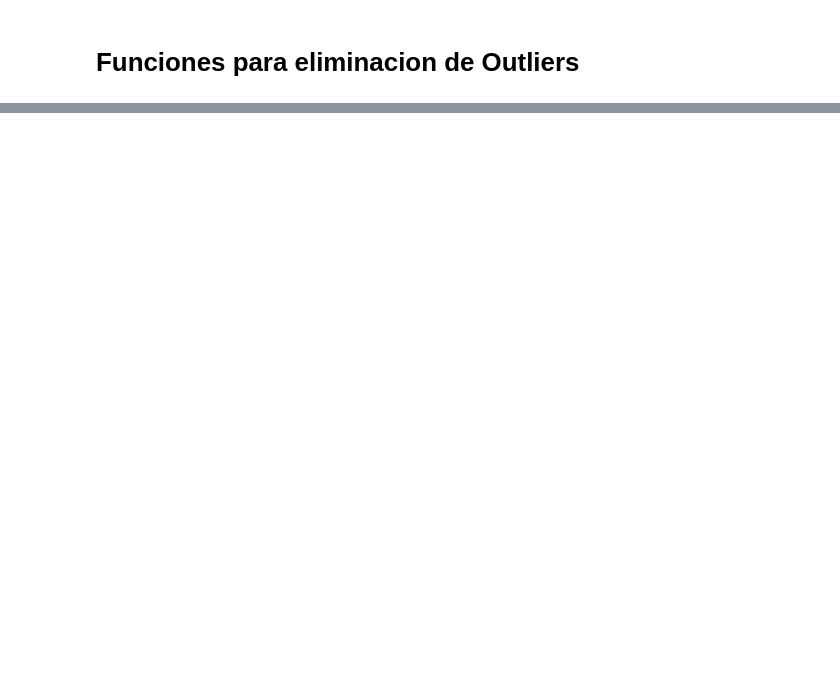
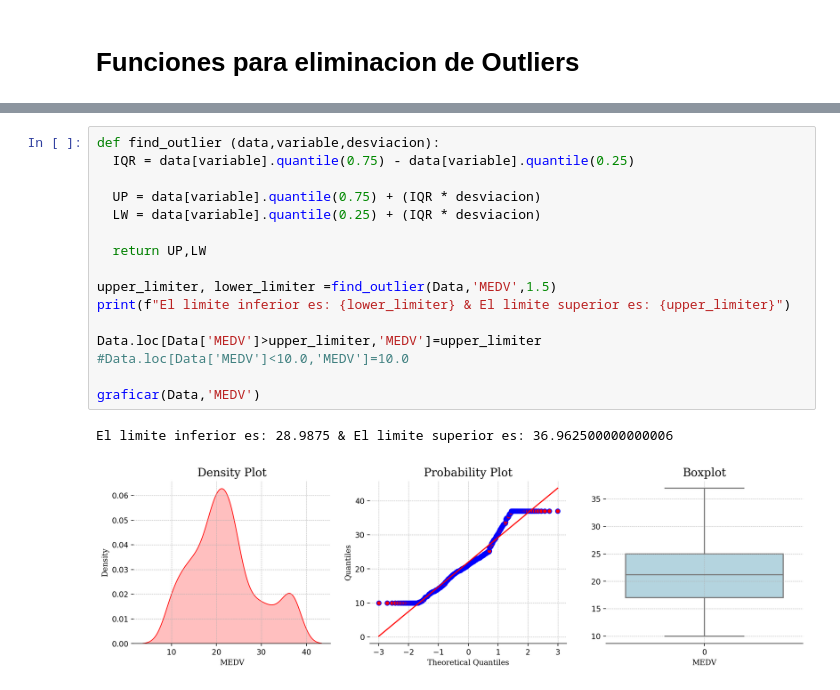
Before and after one commit to CristianVeloz0501/DMC, a Jupyter notebook: Housing_1.ipynb, the cells around one changed output, grey strips where cells are left out. Drawn from its saved outputs; the diff is of its cells as text; blank space fills up the shorter version.

```diff
--- a/Housing_1.ipynb
+++ b/Housing_1.ipynb
@@ -260,0 +275,19 @@ corr_matrix
+# %%
+def find_outlier (data,variable,desviacion):
+  IQR = data[variable].quantile(0.75) - data[variable].quantile(0.25)
+
+  UP = data[variable].quantile(0.75) + (IQR * desviacion)
+  LW = data[variable].quantile(0.25) + (IQR * desviacion)
+
+  return UP,LW
+
+upper_limiter, lower_limiter =find_outlier(Data,'MEDV',1.5)
+print(f"El limite inferior es: {lower_limiter} & El limite superior es: {upper_limiter}")
+
+Data.loc[Data['MEDV']>upper_limiter,'MEDV']=upper_limiter
+#Data.loc[Data['MEDV']<10.0,'MEDV']=10.0
+
+graficar(Data,'MEDV')
+# %% [output]
+El limite inferior es: 28.9875 & El limite superior es: 36.962500000000006
+[figure, added]
```
Also changed, not shown: parts of 6 cells of this notebook.
